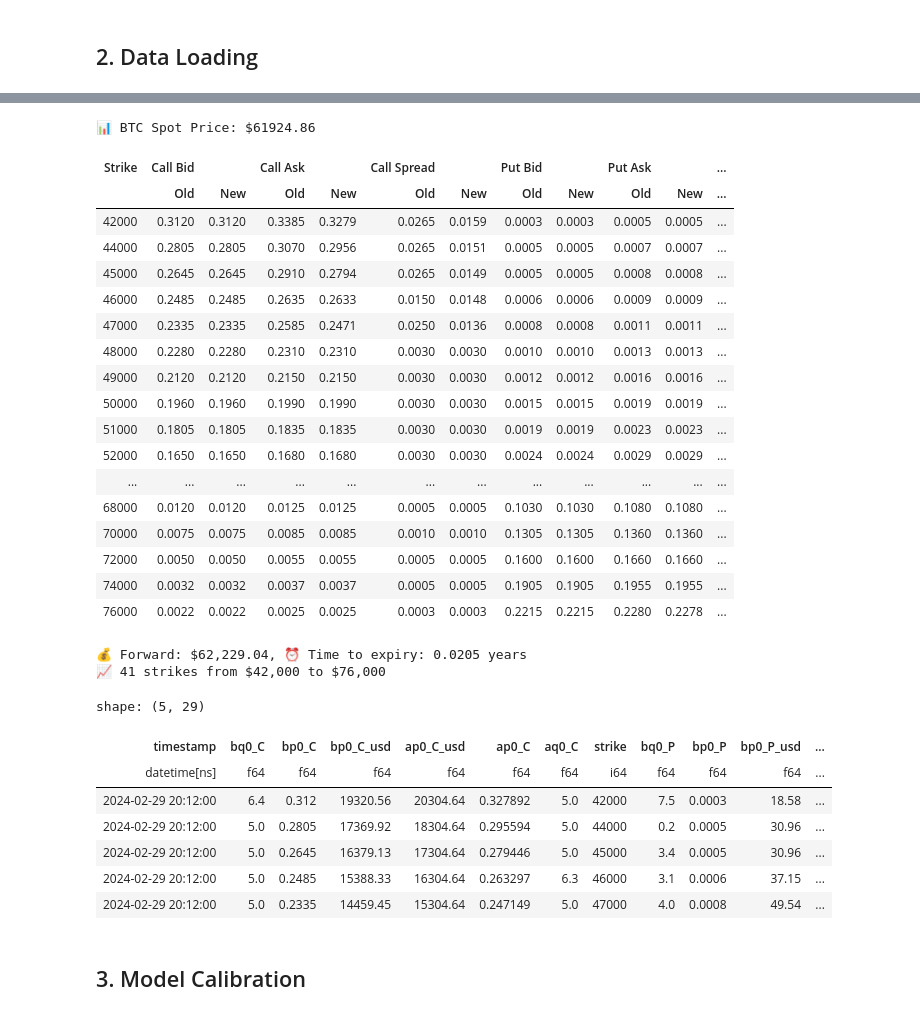
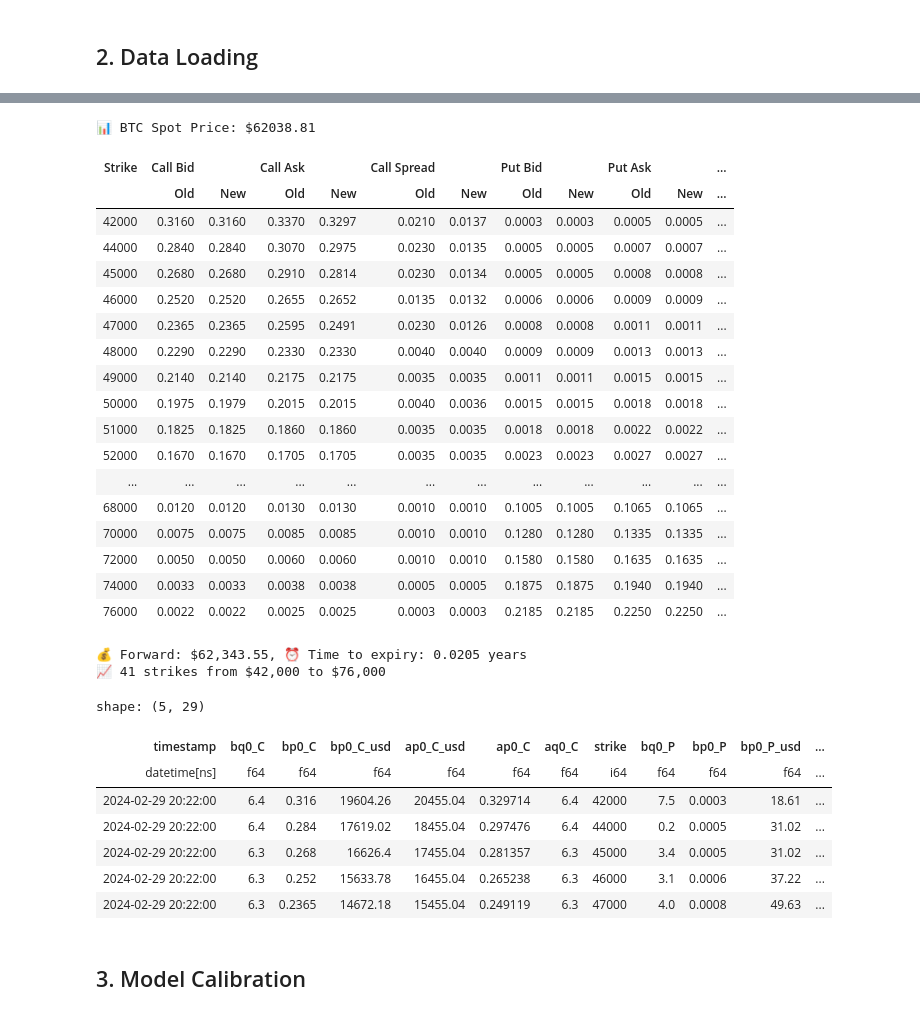
Before and after one commit to hertzC/Baseoffset-and-Volatility-Fitting-Manager, a Jupyter notebook: notebooks/volatility_fitting.ipynb, the cells around one changed output, grey strips where cells are left out. Cells and saved outputs as stored; diff of their text form; code cells hidden in the pictures.

```diff
--- a/notebooks/volatility_fitting.ipynb
+++ b/notebooks/volatility_fitting.ipynb
@@ -33,7 +31,7 @@ print("✅ Environment setup complete")
 config = {
     'date': '20240229',
     'option_expiry': '8MAR24',
-    'snapshot_time': '2024-02-29T20:12:00'
+    'snapshot_time': '2024-02-29T20:22:00'
 }
 
 print(f"📋 Using expiry: {config['option_expiry']}, date: {config['date']}")
@@ -62,0 +77,5 @@ Available expiries: ['27DEC24', '22MAR24', '8MAR24', '15MAR24', '2MAR24', '27SEP
+# %%
+
+
+rate = df_baseoffset.filter(pl.col('expiry')==my_expiry, pl.col('timestamp')==snapshot_time)['r'][0]
+print(f"interest rate for expiry {my_expiry} @ {snapshot_time} = {rate:.3f}")
@@ -63,47 +84,49 @@ Available expiries: ['27DEC24', '22MAR24', '8MAR24', '15MAR24', '2MAR24', '27SEP
 # %%
 # Process option data
+import numpy as np
 from utils.pricer.option_constraints import tighten_option_spread
 from utils.reporting.html_table_generator import generate_price_comparison_table
 from utils.volatility_fitter.volatility_calculator import process_option_chain_with_volatilities, process_volatility_with_greeks
 from IPython.display import HTML, display
 
 # Tighten spreads and calculate volatilities
 tightened_option_chain = tighten_option_spread(df_option_chain)
-df_option_with_vola = process_option_chain_with_volatilities(tightened_option_chain, interest_rate=0.30)
+df_option_with_vola = process_option_chain_with_volatilities(tightened_option_chain, interest_rate=rate)
 df_option_with_vola_and_greeks = process_volatility_with_greeks(df_option_with_vola)
 
 display(HTML(generate_price_comparison_table(tightened_option_chain, table_width="70%", font_size="10px")))
 
 # Extract key parameters
 forward_price = df_option_with_vola['F'][0]
 time_to_expiry = df_option_with_vola['tau'][0]
 strikes_list = df_option_with_vola_and_greeks['strike'].to_list()
 market_vols = (df_option_with_vola_and_greeks['midVola']/100).to_list()
 market_vegas = df_option_with_vola_and_greeks['vega'].to_list()
+weight_arr = np.array(market_vegas)/max(market_vegas)
 
 print(f"💰 Forward: ${forward_price:,.2f}, ⏰ Time to expiry: {time_to_expiry:.4f} years")
 print(f"📈 {len(strikes_list)} strikes from ${min(strikes_list):,.0f} to ${max(strikes_list):,.0f}")
 # %% [output]
-📊 BTC Spot Price: $61924.86
+📊 BTC Spot Price: $62038.81
 | Strike | Call Bid |  | Call Ask |  | Call Spread |  | Put Bid |  | Put Ask |  | ... |
 |  | Old | New | Old | New | Old | New | Old | New | Old | New | ... |
-| 42000 | 0.3120 | 0.3120 | 0.3385 | 0.3279 | 0.0265 | 0.0159 | 0.0003 | 0.0003 | 0.0005 | 0.0005 | ... |
-| 44000 | 0.2805 | 0.2805 | 0.3070 | 0.2956 | 0.0265 | 0.0151 | 0.0005 | 0.0005 | 0.0007 | 0.0007 | ... |
-| 45000 | 0.2645 | 0.2645 | 0.2910 | 0.2794 | 0.0265 | 0.0149 | 0.0005 | 0.0005 | 0.0008 | 0.0008 | ... |
-| 46000 | 0.2485 | 0.2485 | 0.2635 | 0.2633 | 0.0150 | 0.0148 | 0.0006 | 0.0006 | 0.0009 | 0.0009 | ... |
-| 47000 | 0.2335 | 0.2335 | 0.2585 | 0.2471 | 0.0250 | 0.0136 | 0.0008 | 0.0008 | 0.0011 | 0.0011 | ... |
-| 48000 | 0.2280 | 0.2280 | 0.2310 | 0.2310 | 0.0030 | 0.0030 | 0.0010 | 0.0010 | 0.0013 | 0.0013 | ... |
-| 49000 | 0.2120 | 0.2120 | 0.2150 | 0.2150 | 0.0030 | 0.0030 | 0.0012 | 0.0012 | 0.0016 | 0.0016 | ... |
-| 50000 | 0.1960 | 0.1960 | 0.1990 | 0.1990 | 0.0030 | 0.0030 | 0.0015 | 0.0015 | 0.0019 | 0.0019 | ... |
-| 51000 | 0.1805 | 0.1805 | 0.1835 | 0.1835 | 0.0030 | 0.0030 | 0.0019 | 0.0019 | 0.0023 | 0.0023 | ... |
-| 52000 | 0.1650 | 0.1650 | 0.1680 | 0.1680 | 0.0030 | 0.0030 | 0.0024 | 0.0024 | 0.0029 | 0.0029 | ... |
+| 42000 | 0.3160 | 0.3160 | 0.3370 | 0.3297 | 0.0210 | 0.0137 | 0.0003 | 0.0003 | 0.0005 | 0.0005 | ... |
+| 44000 | 0.2840 | 0.2840 | 0.3070 | 0.2975 | 0.0230 | 0.0135 | 0.0005 | 0.0005 | 0.0007 | 0.0007 | ... |
+| 45000 | 0.2680 | 0.2680 | 0.2910 | 0.2814 | 0.0230 | 0.0134 | 0.0005 | 0.0005 | 0.0008 | 0.0008 | ... |
+| 46000 | 0.2520 | 0.2520 | 0.2655 | 0.2652 | 0.0135 | 0.0132 | 0.0006 | 0.0006 | 0.0009 | 0.0009 | ... |
+| 47000 | 0.2365 | 0.2365 | 0.2595 | 0.2491 | 0.0230 | 0.0126 | 0.0008 | 0.0008 | 0.0011 | 0.0011 | ... |
+| 48000 | 0.2290 | 0.2290 | 0.2330 | 0.2330 | 0.0040 | 0.0040 | 0.0009 | 0.0009 | 0.0013 | 0.0013 | ... |
+| 49000 | 0.2140 | 0.2140 | 0.2175 | 0.2175 | 0.0035 | 0.0035 | 0.0011 | 0.0011 | 0.0015 | 0.0015 | ... |
+| 50000 | 0.1975 | 0.1979 | 0.2015 | 0.2015 | 0.0040 | 0.0036 | 0.0015 | 0.0015 | 0.0018 | 0.0018 | ... |
+| 51000 | 0.1825 | 0.1825 | 0.1860 | 0.1860 | 0.0035 | 0.0035 | 0.0018 | 0.0018 | 0.0022 | 0.0022 | ... |
+| 52000 | 0.1670 | 0.1670 | 0.1705 | 0.1705 | 0.0035 | 0.0035 | 0.0023 | 0.0023 | 0.0027 | 0.0027 | ... |
 | ... | ... | ... | ... | ... | ... | ... | ... | ... | ... | ... | ... |
-| 68000 | 0.0120 | 0.0120 | 0.0125 | 0.0125 | 0.0005 | 0.0005 | 0.1030 | 0.1030 | 0.1080 | 0.1080 | ... |
-| 70000 | 0.0075 | 0.0075 | 0.0085 | 0.0085 | 0.0010 | 0.0010 | 0.1305 | 0.1305 | 0.1360 | 0.1360 | ... |
-| 72000 | 0.0050 | 0.0050 | 0.0055 | 0.0055 | 0.0005 | 0.0005 | 0.1600 | 0.1600 | 0.1660 | 0.1660 | ... |
-| 74000 | 0.0032 | 0.0032 | 0.0037 | 0.0037 | 0.0005 | 0.0005 | 0.1905 | 0.1905 | 0.1955 | 0.1955 | ... |
-| 76000 | 0.0022 | 0.0022 | 0.0025 | 0.0025 | 0.0003 | 0.0003 | 0.2215 | 0.2215 | 0.2280 | 0.2278 | ... |
+| 68000 | 0.0120 | 0.0120 | 0.0130 | 0.0130 | 0.0010 | 0.0010 | 0.1005 | 0.1005 | 0.1065 | 0.1065 | ... |
+| 70000 | 0.0075 | 0.0075 | 0.0085 | 0.0085 | 0.0010 | 0.0010 | 0.1280 | 0.1280 | 0.1335 | 0.1335 | ... |
+| 72000 | 0.0050 | 0.0050 | 0.0060 | 0.0060 | 0.0010 | 0.0010 | 0.1580 | 0.1580 | 0.1635 | 0.1635 | ... |
+| 74000 | 0.0033 | 0.0033 | 0.0038 | 0.0038 | 0.0005 | 0.0005 | 0.1875 | 0.1875 | 0.1940 | 0.1940 | ... |
+| 76000 | 0.0022 | 0.0022 | 0.0025 | 0.0025 | 0.0003 | 0.0003 | 0.2185 | 0.2185 | 0.2250 | 0.2250 | ... |
-💰 Forward: $62,229.04, ⏰ Time to expiry: 0.0205 years
+💰 Forward: $62,343.55, ⏰ Time to expiry: 0.0205 years
 📈 41 strikes from $42,000 to $76,000
 # %%
 df_option_with_vola_and_greeks.head()
@@ -111,8 +134,8 @@ df_option_with_vola_and_greeks.head()
 shape: (5, 29)
 | timestamp | bq0_C | bp0_C | bp0_C_usd | ap0_C_usd | ap0_C | aq0_C | strike | bq0_P | bp0_P | bp0_P_usd | ... |
 | datetime[ns] | f64 | f64 | f64 | f64 | f64 | f64 | i64 | f64 | f64 | f64 | ... |
-| 2024-02-29 20:12:00 | 6.4 | 0.312 | 19320.56 | 20304.64 | 0.327892 | 5.0 | 42000 | 7.5 | 0.0003 | 18.58 | ... |
-| 2024-02-29 20:12:00 | 5.0 | 0.2805 | 17369.92 | 18304.64 | 0.295594 | 5.0 | 44000 | 0.2 | 0.0005 | 30.96 | ... |
-| 2024-02-29 20:12:00 | 5.0 | 0.2645 | 16379.13 | 17304.64 | 0.279446 | 5.0 | 45000 | 3.4 | 0.0005 | 30.96 | ... |
-| 2024-02-29 20:12:00 | 5.0 | 0.2485 | 15388.33 | 16304.64 | 0.263297 | 6.3 | 46000 | 3.1 | 0.0006 | 37.15 | ... |
-| 2024-02-29 20:12:00 | 5.0 | 0.2335 | 14459.45 | 15304.64 | 0.247149 | 5.0 | 47000 | 4.0 | 0.0008 | 49.54 | ... |
+| 2024-02-29 20:22:00 | 6.4 | 0.316 | 19604.26 | 20455.04 | 0.329714 | 6.4 | 42000 | 7.5 | 0.0003 | 18.61 | ... |
+| 2024-02-29 20:22:00 | 6.4 | 0.284 | 17619.02 | 18455.04 | 0.297476 | 6.4 | 44000 | 0.2 | 0.0005 | 31.02 | ... |
+| 2024-02-29 20:22:00 | 6.3 | 0.268 | 16626.4 | 17455.04 | 0.281357 | 6.3 | 45000 | 3.4 | 0.0005 | 31.02 | ... |
+| 2024-02-29 20:22:00 | 6.3 | 0.252 | 15633.78 | 16455.04 | 0.265238 | 6.3 | 46000 | 3.1 | 0.0006 | 37.22 | ... |
+| 2024-02-29 20:22:00 | 6.3 | 0.2365 | 14672.18 | 15455.04 | 0.249119 | 6.3 | 47000 | 4.0 | 0.0008 | 49.63 | ... |
```
Also changed, not shown: parts of 45 cells of this notebook, 16 other files.
